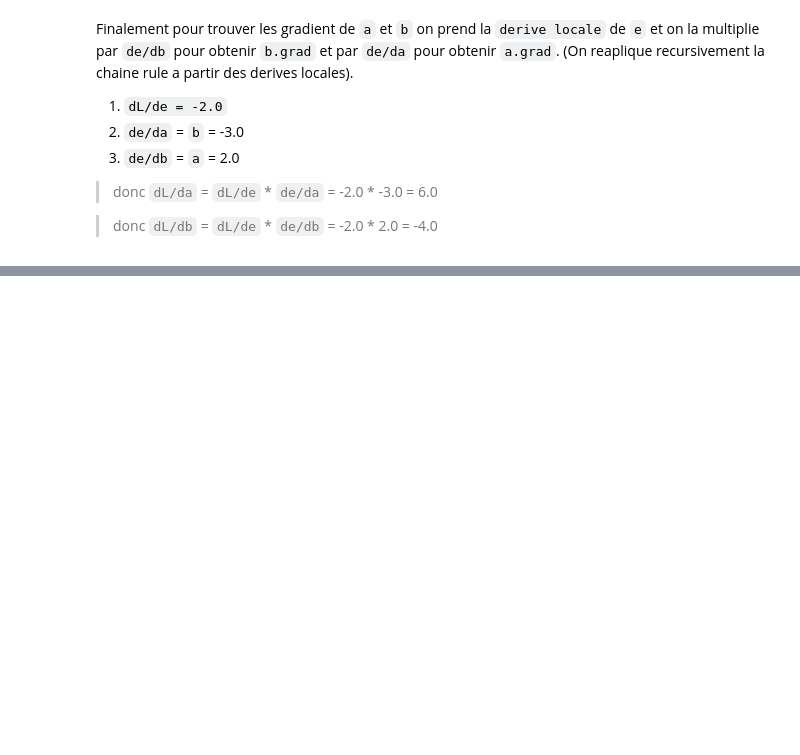
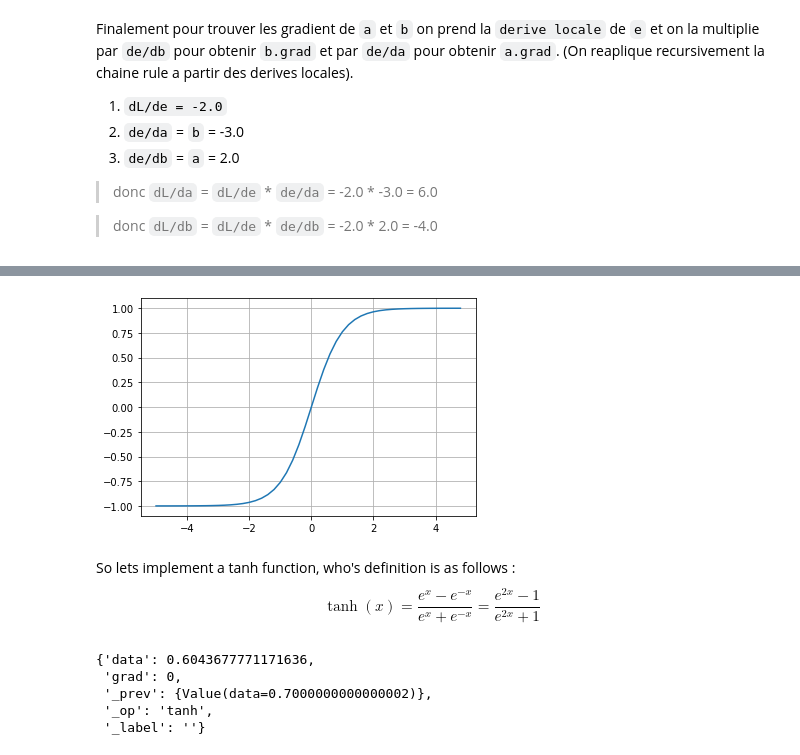
Before and after one commit to Jonathanmoatti/pytorch_autrograd_reimplementation, a Jupyter notebook: notebooks/building_micrograd.ipynb, the cells around one changed output, grey strips where cells are left out. Cells and saved outputs as stored; diff of their text form; code cells hidden in the pictures; blank space fills up the shorter version.

Commit message:
full neuron + example

```diff
--- a/notebooks/building_micrograd.ipynb
+++ b/notebooks/building_micrograd.ipynb
@@ -638,0 +620,11 @@ interactive(children=(IntSlider(value=5, description='a', max=10, min=1), IntSli
+# %%
+# activation function used to "squash" the neuron value.
+plt.plot(np.arange(-5,5,0.2), np.tanh(np.arange(-5,5,0.2)));
+plt.grid()
+# %% [output]
+[figure, added]
+# %% [markdown]
+So lets implement a tanh function, who's definition is as follows :
+\begin{equation}
+\tanh(x) = \frac{e^x - e^{-x}}{e^x + e^{-x}} = \frac{e^{2x} - 1}{e^{2x} + 1}
+\end{equation}
@@ -638,0 +684,8 @@ interactive(children=(IntSlider(value=5, description='a', max=10, min=1), IntSli
+# %%
+output.__dict__
+# %% [output]
+{'data': 0.6043677771171636,
+ 'grad': 0,
+ '_prev': {Value(data=0.7000000000000002)},
+ '_op': 'tanh',
+ '_label': ''}
```
Also changed, not shown: parts of 25 cells of this notebook.
